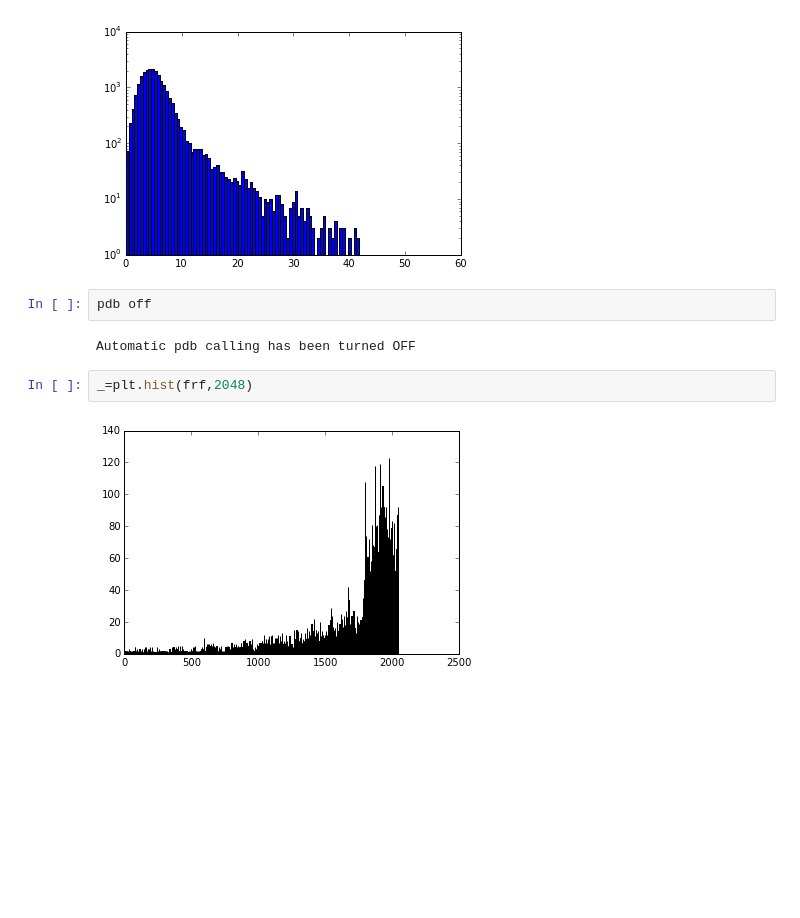
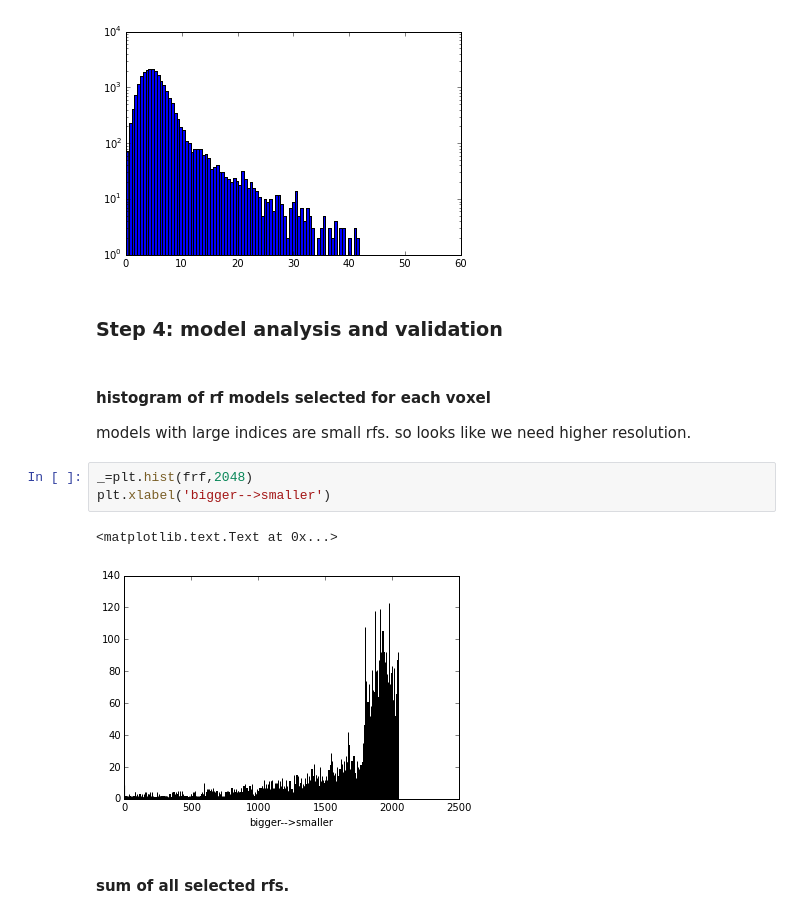
Before and after one commit to ChangdeDu/hrf_fitting, a Jupyter notebook: scripts/feature_weighted_crcns.ipynb, the cells around one changed output. Saved outputs shown, nothing was run; the diff lists cells and outputs as text; blank space fills up the shorter version.

```diff
--- a/scripts/feature_weighted_crcns.ipynb
+++ b/scripts/feature_weighted_crcns.ipynb
@@ -560,12 +534,17 @@ _=plt.hist(beh[0,:]-np.min(beh,axis=0),100)
 plt.yscale('log')
 # %% [output]
 [figure]
-# %%
-pdb off
-# %% [output]
-Automatic pdb calling has been turned OFF
+# %% [markdown]
+### Step 4: model analysis and validation
+# %% [markdown]
+#### histogram of rf models selected for each voxel
+models with large indices are small rfs. so looks like we need higher resolution.
 # %%
 _=plt.hist(frf,2048)
+plt.xlabel('bigger-->smaller')
 # %% [output]
+<matplotlib.text.Text at 0x...>
-[figure, old version]
+[figure, new version]
+# %% [markdown]
+#### sum of all selected rfs.
 # %%
```
Also changed, not shown: parts of 27 cells of this notebook, 3 other files.
